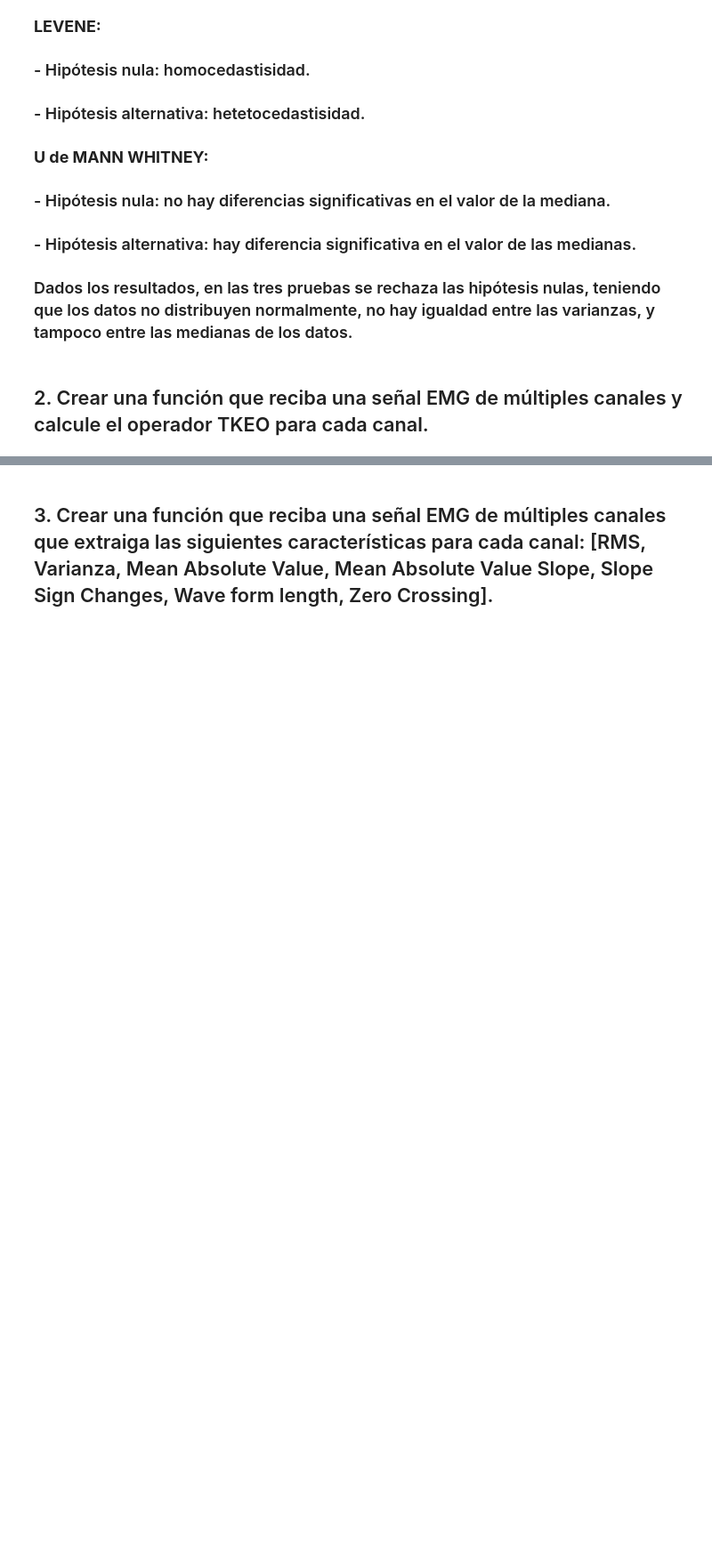
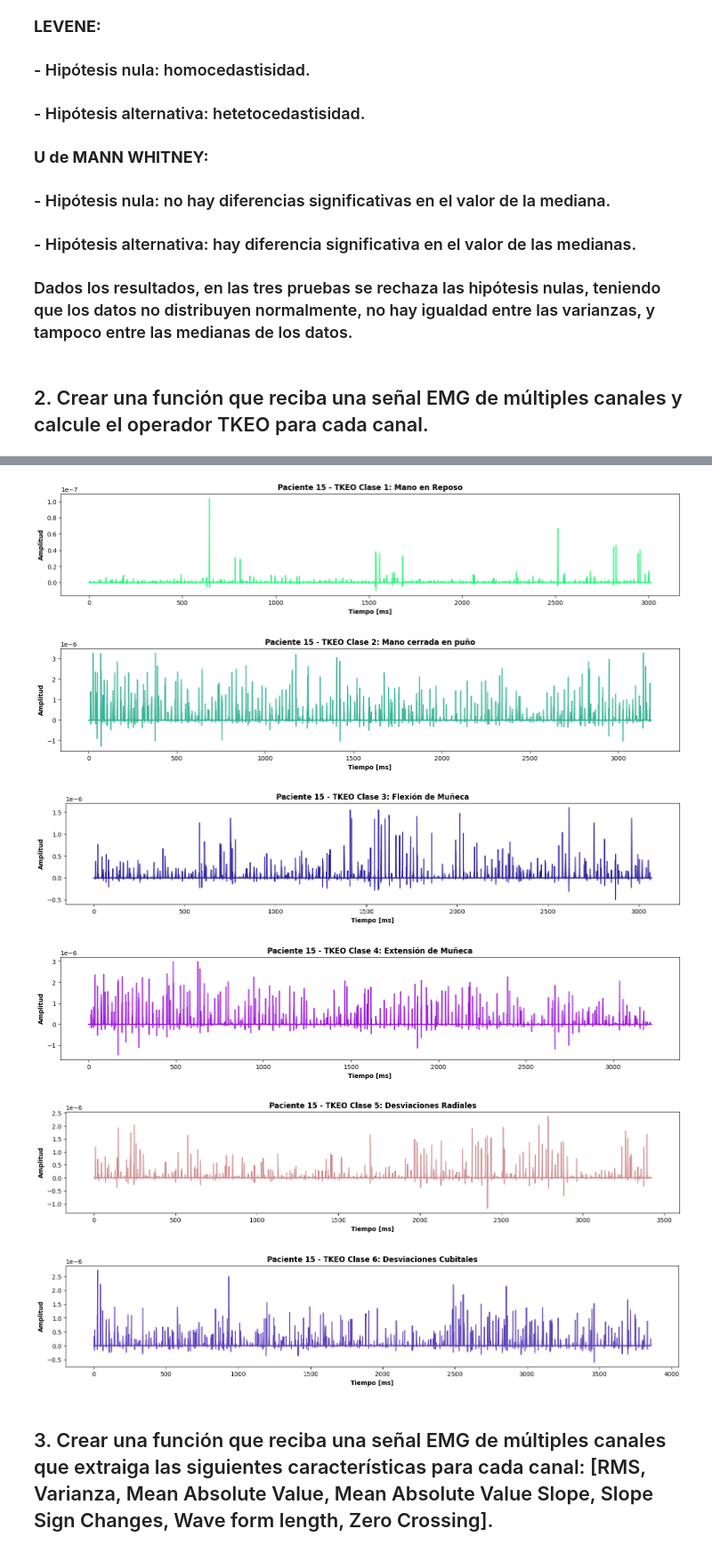
Before and after one commit to julian-rosero/biosenales, a Jupyter notebook: Proyecto/Seguimiento_1/Seguimiento_1_vFinal.ipynb, the cells around one changed output, grey strips where cells are left out. Shown at 89% size. Drawn from its saved outputs; the diff is of its cells as text; code cells hidden in the pictures; blank space fills up the shorter version.

```diff
--- a/Proyecto/Seguimiento_1/Seguimiento_1_vFinal.ipynb
+++ b/Proyecto/Seguimiento_1/Seguimiento_1_vFinal.ipynb
@@ -114,13 +136,11 @@ Significancia prueba Mann-Whitney : 0.0
 # %% [markdown]
 ## 2. Crear una función que reciba una señal EMG de múltiples canales y calcule el operador TKEO para cada canal.
 # %%
-def TKEO_multiple(dataframe):
+def TKEO_multiple(df):
     tkeo_data={}
-    df=dataframe.drop('time',axis=1)
-    canales=df.columns
-    for i in range(len(canales)):
-        ch=list(df['channel{}'.format(i+1)])
+    for i in range(1,9):
+        ch=list(df[f'channel{i}'])
         tk=TKEO(ch)
-        tkeo_data['channel{}'.format(i+1)]=tk
+        tkeo_data[f'channel{i}']=tk
     return pd.DataFrame(tkeo_data)
 # %% [markdown]
@@ -164,2 +148,24 @@ TKEO Serie 2
+# %%
+ser1=clasificar_movimientos(a)
+col=np.random.rand(1,3)
+clases={'1':'Mano en Reposo','2':'Mano cerrada en puño','3':'Flexión de Muñeca','4':'Extensión de Muñeca','5':'Desviaciones Radiales',
+        '6':'Desviaciones Cubitales','7':'Palma Extendida'}
+for i in range(1,len(ser1)):
+    contador=str(i)
+    col=np.random.rand(1,3)
+    tk=TKEO_multiple(ser1[i])
+    plt.figure(figsize=(18,3))
+    plt.plot(tk,color=col)
+    plt.title(f'Paciente {contador_paciente} - TKEO Clase {contador}: {clases[contador]}',weight='bold')
+    plt.xlabel('Tiempo [ms]',weight='bold')
+    plt.ylabel('Amplitud',weight='bold')
+    plt.show()
+# %% [output]
+[figure, added]
+[figure, added]
+[figure, added]
+[figure, added]
+[figure, added]
+[figure, added]
 # %% [markdown]
 ## 3. Crear una función que reciba una señal EMG de múltiples canales que extraiga las siguientes características para cada canal: [RMS, Varianza, Mean Absolute Value, Mean Absolute Value Slope, Slope Sign Changes, Wave form length, Zero Crossing].
```
Also changed, not shown: parts of 21 cells of this notebook, 2 other files.
